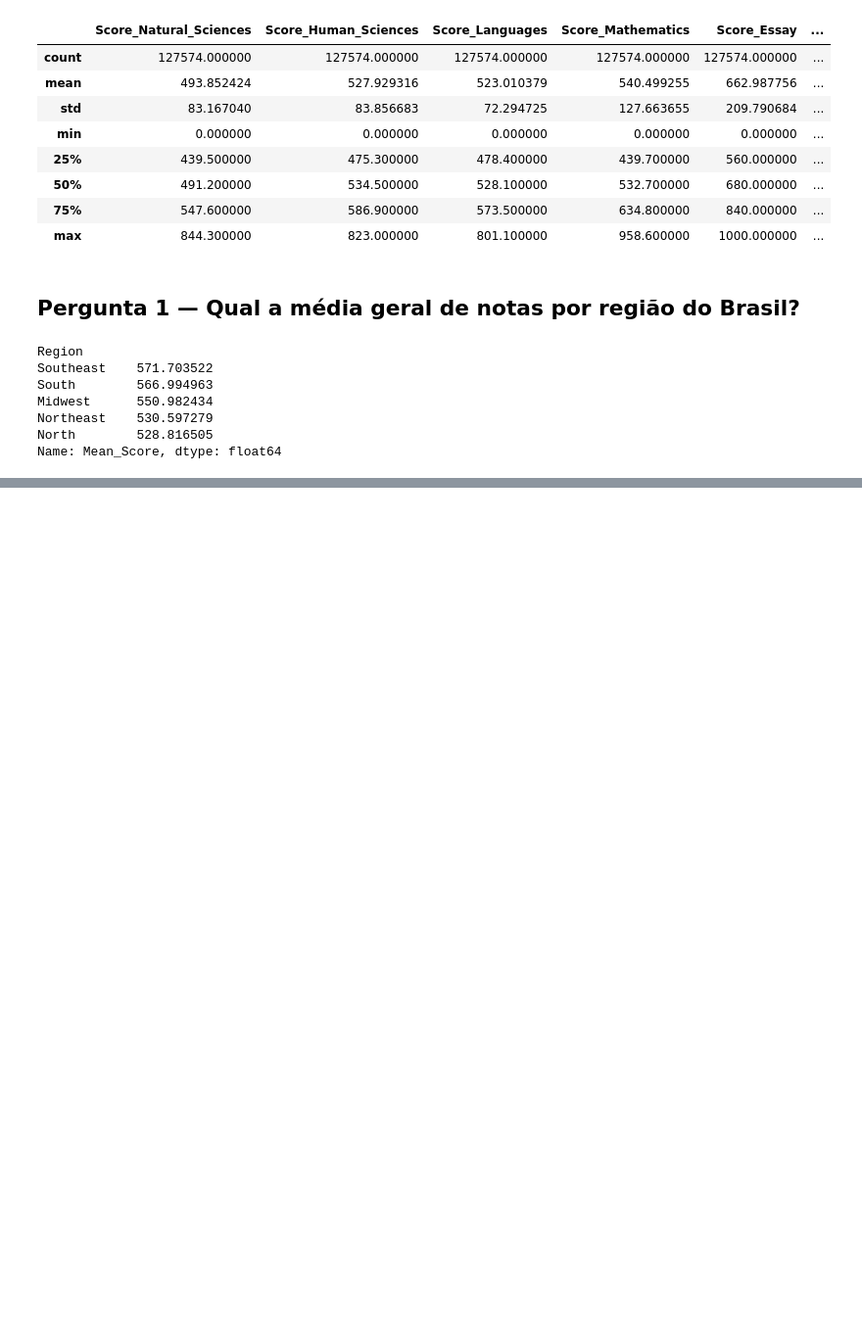
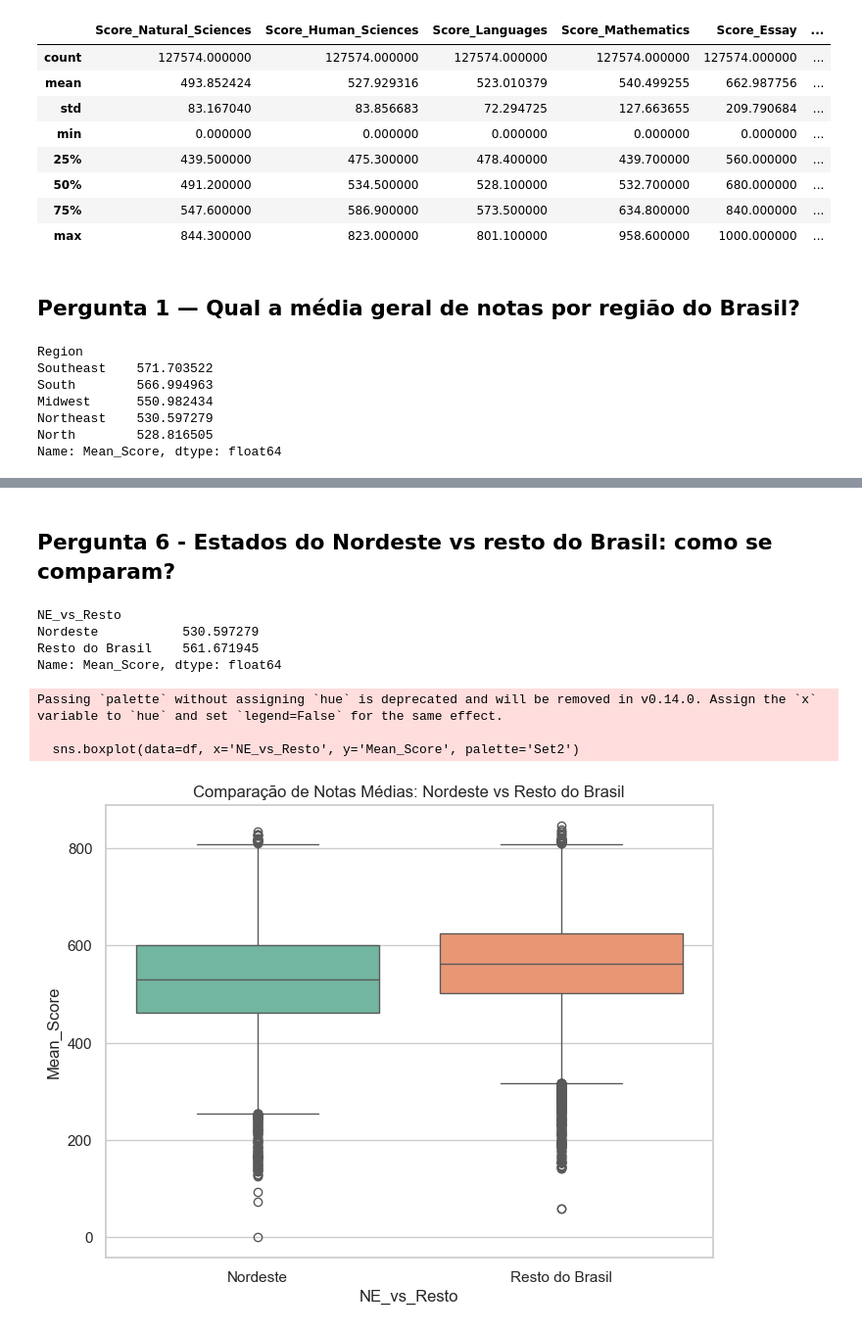
Before and after one commit to DavidHuds0n/enem-analise-exploratoria, a Jupyter notebook: notebooks/01_exploracao.ipynb, the cells around one changed output, grey strips where cells are left out. Shown at 98% size. Drawn from its saved outputs; the diff is of its cells as text; code cells hidden in the pictures; blank space fills up the shorter version.

```diff
--- a/notebooks/01_exploracao.ipynb
+++ b/notebooks/01_exploracao.ipynb
@@ -66,0 +145,24 @@ Name: Mean_Score, dtype: float64
+# %% [markdown]
+## Pergunta 6 - Estados do Nordeste vs resto do Brasil: como se comparam?
+# %%
+# 1. Criando a variável de comparação
+df['NE_vs_Resto'] = df['Region'].apply(lambda x: 'Nordeste' if x == 'Northeast' else 'Resto do Brasil')
+
+# 2. Comparando as médias de forma rápida
+comparativo = df.groupby('NE_vs_Resto')['Mean_Score'].mean()
+print(comparativo)
+
+# 3. Visualizando a distribuição com Seaborn
+plt.figure(figsize=(8, 6))
+sns.boxplot(data=df, x='NE_vs_Resto', y='Mean_Score', palette='Set2')
+plt.title('Comparação de Notas Médias: Nordeste vs Resto do Brasil')
+plt.show()
+# %% [output]
+NE_vs_Resto
+Nordeste           530.597279
+Resto do Brasil    561.671945
+Name: Mean_Score, dtype: float64
+Passing `palette` without assigning `hue` is deprecated and will be removed in v0.14.0. Assign the `x` variable to `hue` and set `legend=False` for the same effect.
+
+  sns.boxplot(data=df, x='NE_vs_Resto', y='Mean_Score', palette='Set2')
+[figure, added]
```
Also changed, not shown: parts of 14 cells of this notebook, 1 other file.
